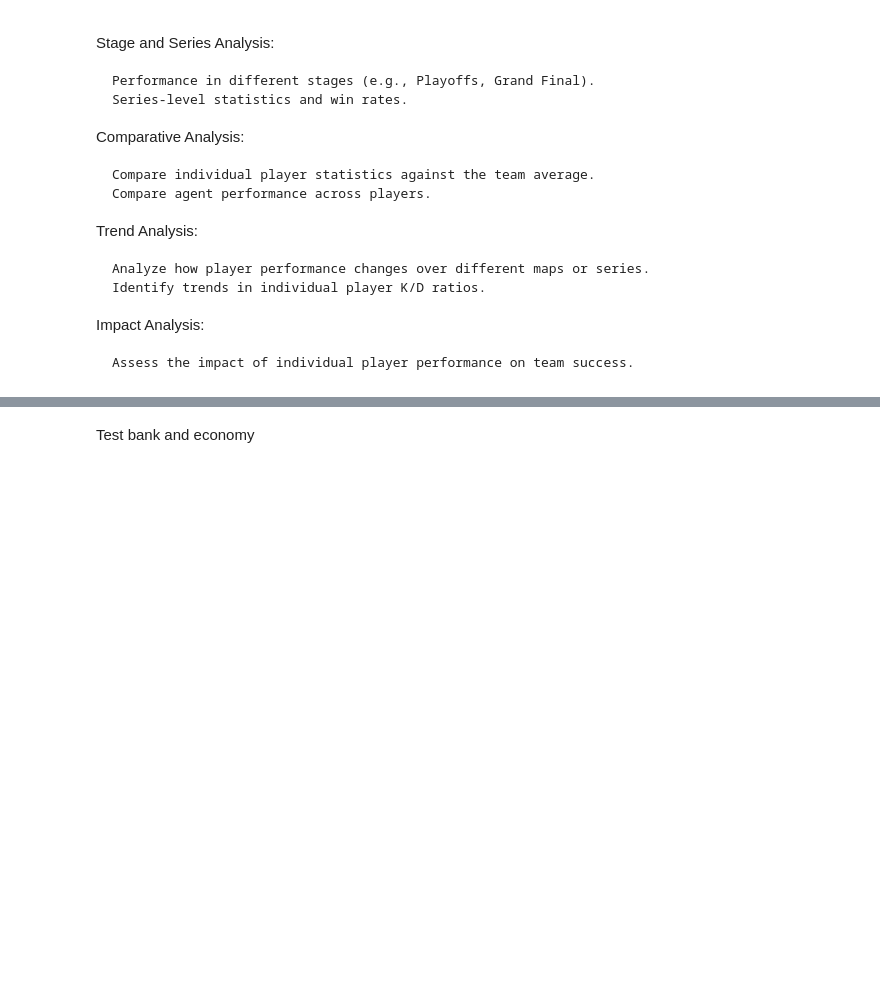
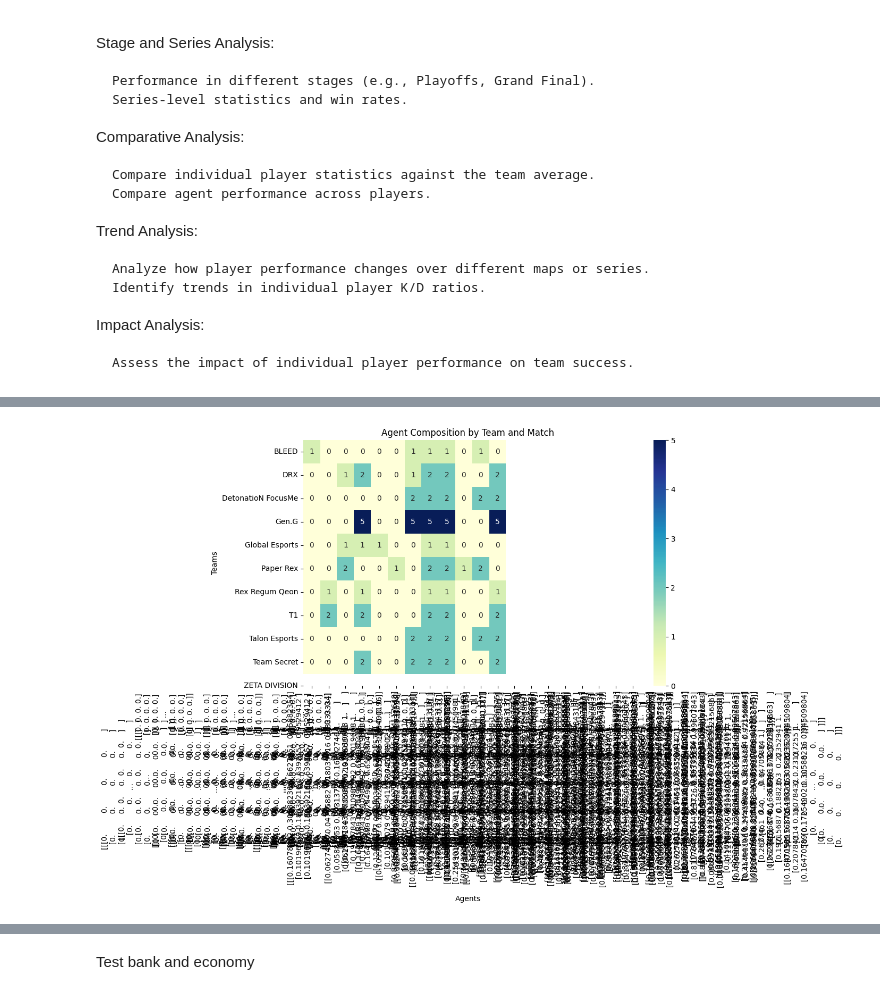
Before and after one commit to mariusBRM/M8_Valorant, a Jupyter notebook: exploration.ipynb, the cells around one changed output, grey strips where cells are left out. Cells and saved outputs as stored; diff of their text form; code cells hidden in the pictures; blank space fills up the shorter version.

```diff
--- a/exploration.ipynb
+++ b/exploration.ipynb
@@ -190,0 +123,32 @@ l
+# %%
+def calculate_composition_for_each_team(data, map_to_select=None):
+
+    if map_to_select:
+        data = data[data['Map Name'] == map_to_select]
+
+    summary = {id_match : {map_match : {team_name : set(data[(data['Id'] == id_match) & (data['Map Name'] == map_match) & (data['Team Name'] == team_name)]['Agent Name']) for team_name in set(data[(data['Id'] == id_match) & (data['Map Name'] == map_match)]['Team Name'])} for map_match in set(data[data['Id'] == id_match]['Map Name'])} for id_match in set(data["Id"])}
+
+    teams = set()
+    agents = set()
+
+    for match in summary.values():
+        for map_name, map_data in match.items():
+            for team_name, agents_set in map_data.items():
+                teams.add(team_name)
+                agents.update(agents_set)
+
+    # Mapping agents to indices
+    agent_to_index = {agent: i for i, agent in enumerate(sorted(agents))}
+    team_to_index = {team: i for i, team in enumerate(sorted(teams))}
+
+    # Create empty heatmap matrix
+    heatmap_matrix = np.zeros((len(teams), len(agents)))
+
+    # Fill in the heatmap matrix
+    for match in summary.values():
+        for map_data in match.values():
+            for team_name, agents_set in map_data.items():
+                for agent in agents_set:
+                    heatmap_matrix[team_to_index[team_name], agent_to_index[agent]] += 1
+
+    return heatmap_matrix
@@ -190,0 +253,14 @@ l
+# %%
+# Plotting the heatmap
+import matplotlib.pyplot as plt
+import matplotlib.image as mpimg
+
+sorted_logos = [mpimg.imread(dictionnary[agent.lower()]) for agent in sorted(agents)]
+plt.figure(figsize=(10, 6))
+sns.heatmap(hea_m, cmap="YlGnBu", annot=True, fmt=".0f", xticklabels=sorted(agents), yticklabels=sorted(teams))
+plt.xlabel('Agents')
+plt.ylabel('Teams')
+plt.title('Agent Composition by Team and Match')
+plt.show()
+# %% [output]
+[figure, added]
```
Also changed, not shown: parts of 26 cells of this notebook, 25 other files.
